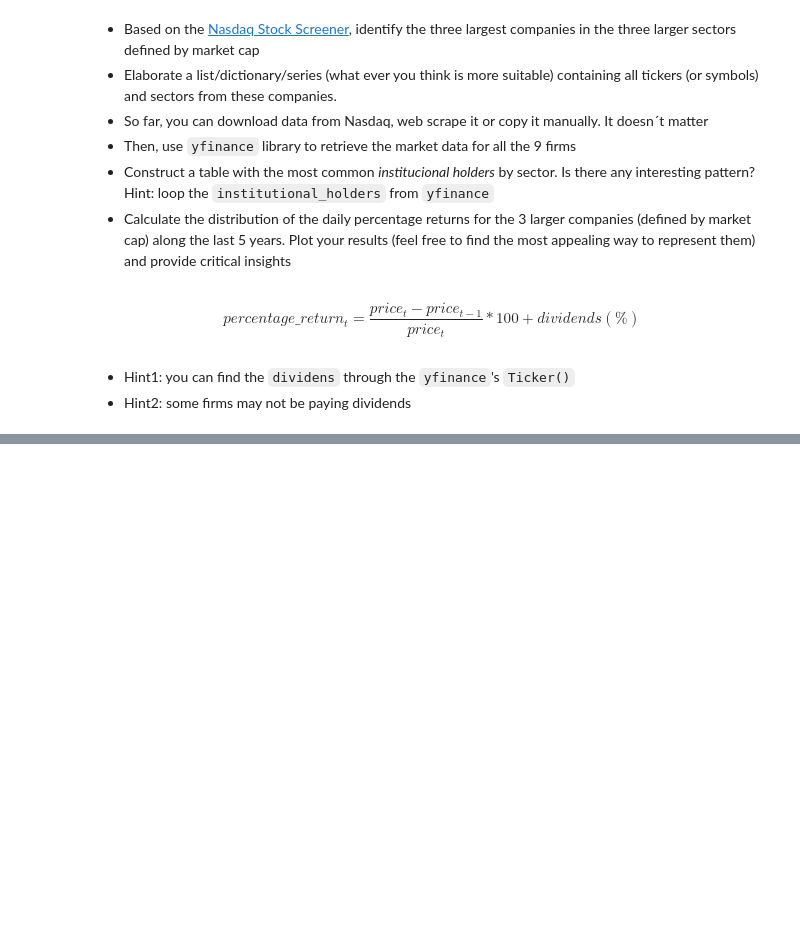
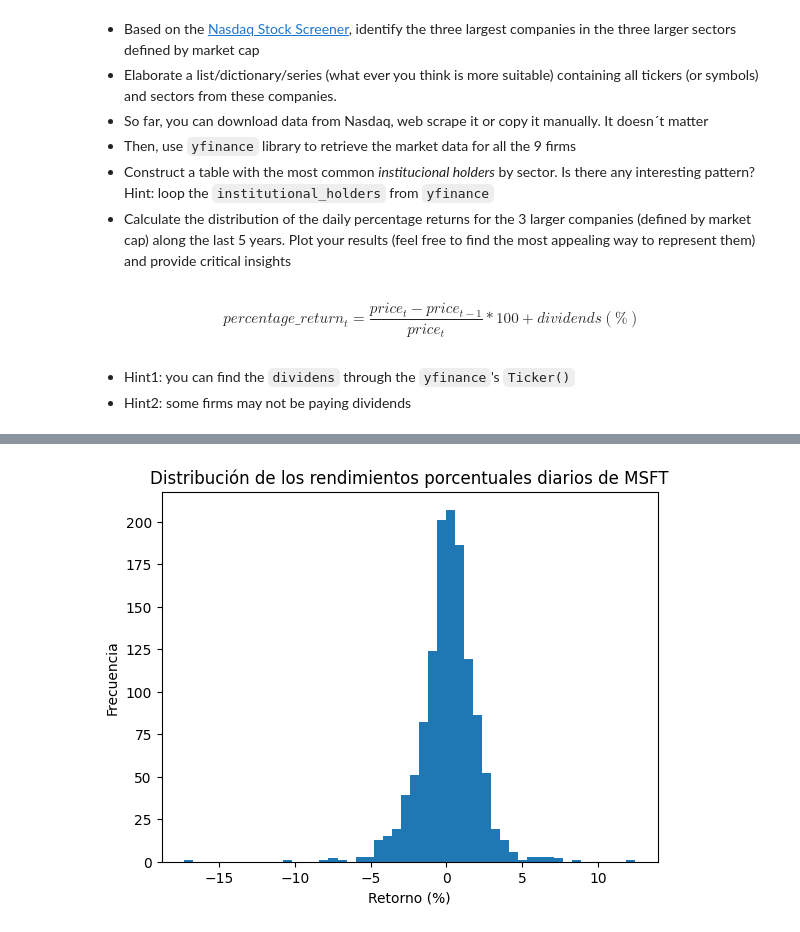
Before and after one commit to qlab-intro-python/tarea-4-emanuel-rojas-1, a Jupyter notebook: tarea_4_plantilla.ipynb, the cells around one changed output, grey strips where cells are left out. Drawn from its saved outputs; the diff is of its cells as text; code cells hidden in the pictures; blank space fills up the shorter version.

```diff
--- a/tarea_4_plantilla.ipynb
+++ b/tarea_4_plantilla.ipynb
@@ -219,0 +180,11 @@ $$
+# %%
+microsoft = yf.Ticker("MSFT")
+historia2 = microsoft.history(period="5y")
+historia2["retorno"] = ((historia2["Close"] - historia2["Close"].shift(1))/historia2["Close"])*100 + historia2["Dividends"]
+plt.hist(historia2["retorno"], bins=50)
+plt.title("Distribución de los rendimientos porcentuales diarios de MSFT")
+plt.xlabel("Retorno (%)")
+plt.ylabel("Frecuencia")
+plt.show()
+# %% [output]
+[figure, added]
```
Also changed, not shown: parts of 17 cells of this notebook.
